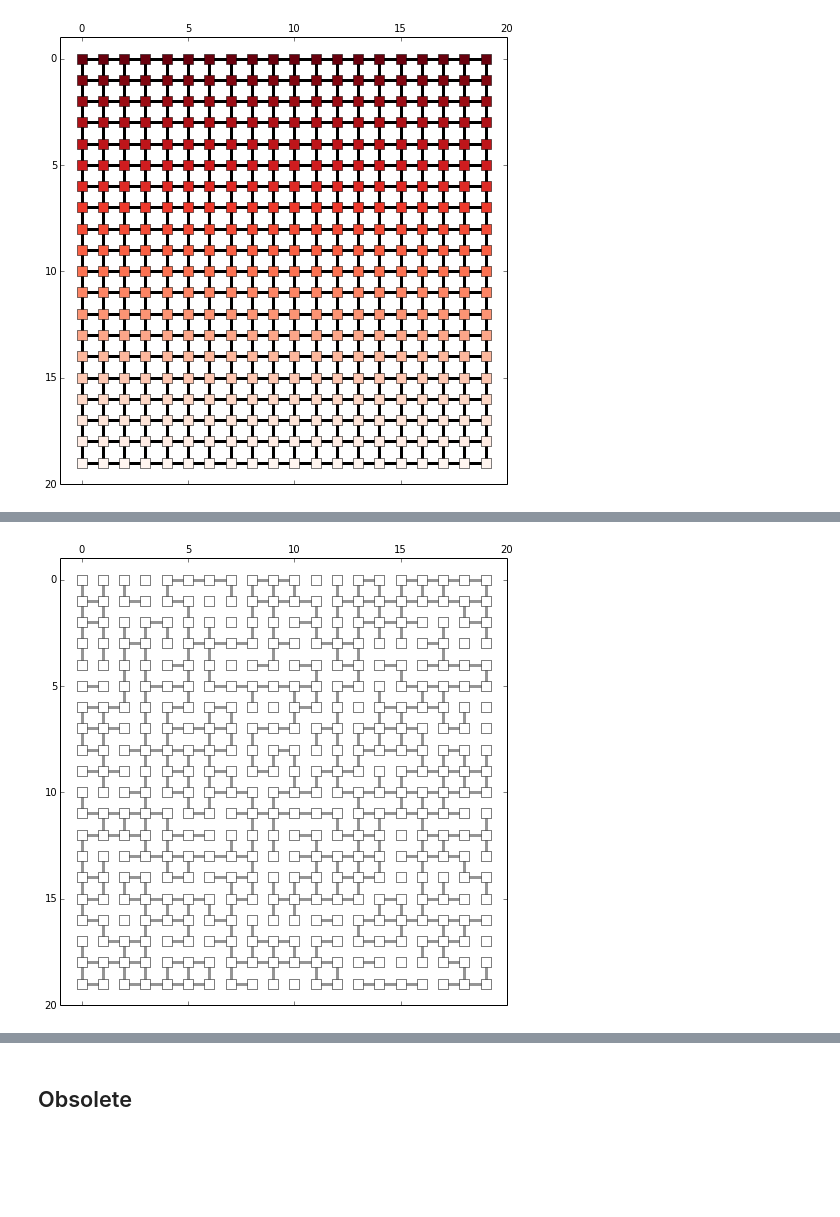
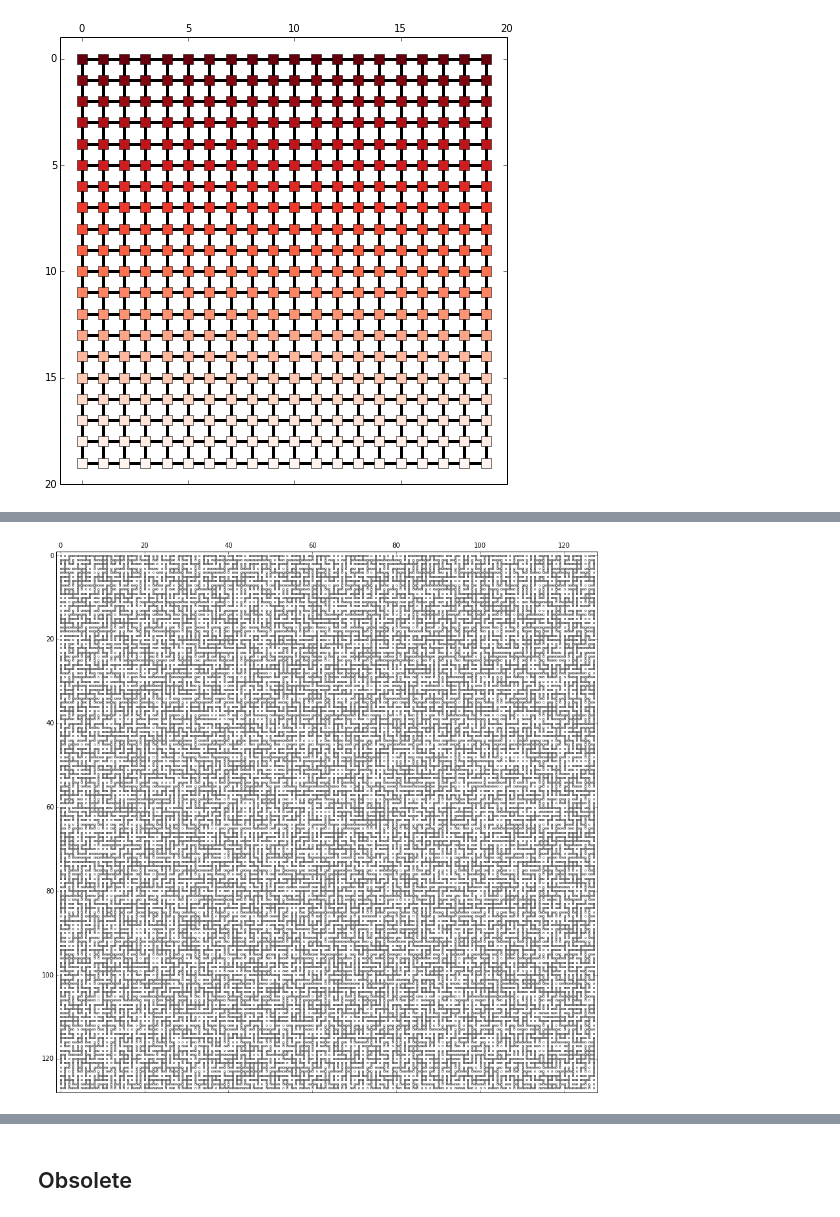
Before and after one commit to forrestsheldon/memNets, a Jupyter notebook: Resistor_Networks_V2.ipynb, the cells around one changed output, grey strips where cells are left out. Cells and saved outputs as stored; diff of their text form; code cells hidden in the pictures; blank space fills up the shorter version.

```diff
--- a/Resistor_Networks_V2.ipynb
+++ b/Resistor_Networks_V2.ipynb
@@ -726,10 +846,11 @@ Rlattice.display_grid(ax, (20, 20), 'voltage', nodesize=10)
 # %% [output]
 [figure]
 # %%
-G = gen_adj.cubic_2d_random((20, 20), 0.6)
-v_external = np.empty(20*20) * np.nan
-v_external[0:20] = 1
-v_external[-20:] = 0
+L = 128
+G = gen_adj.cubic_2d_random((L, L), 0.5)
+v_external = np.empty(L*L) * np.nan
+v_external[0:L] = 1
+v_external[-1*L:] = 0
 Rnet = ResistorNetworkCC(G, v_external)
 # %%
 Rnet.solve_voltages('spsolve')
@@ -740,5 +861,5 @@ Rnet.display_grid(ax, (20, 20), 'voltage', nodesize=10)
 # %%
-fig, ax = plt.subplots(figsize=(8,8))
-Rnet.display_grid(ax, (20, 20), 'conductance', nodesize=10, colormin=0, colormax=2)
+fig, ax = plt.subplots(figsize=(15,15))
+Rnet.display_grid(ax, (L, L), 'conductance', nodesize=2, colormin=0, colormax=2)
 # %% [output]
-[figure, old version]
+[figure, new version]
```
Also changed, not shown: parts of 19 cells of this notebook.
